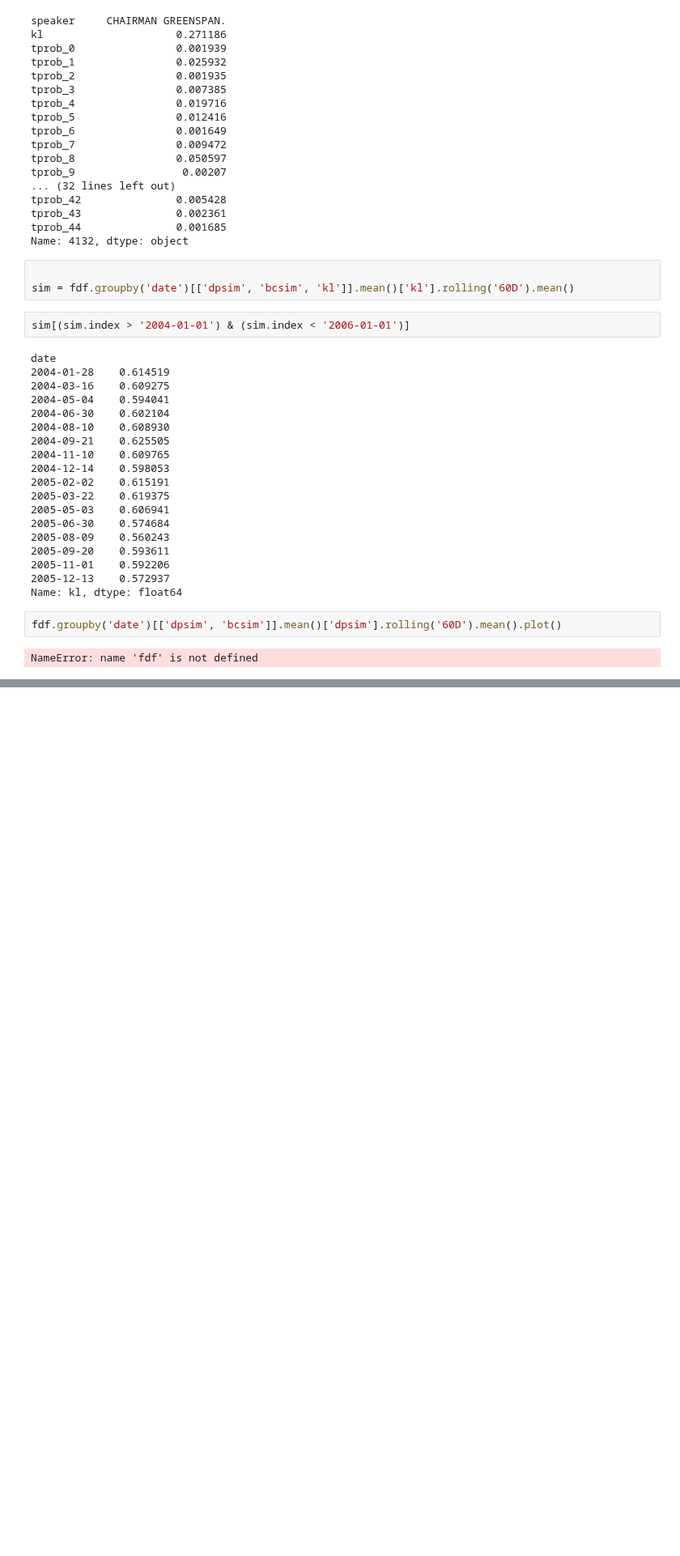
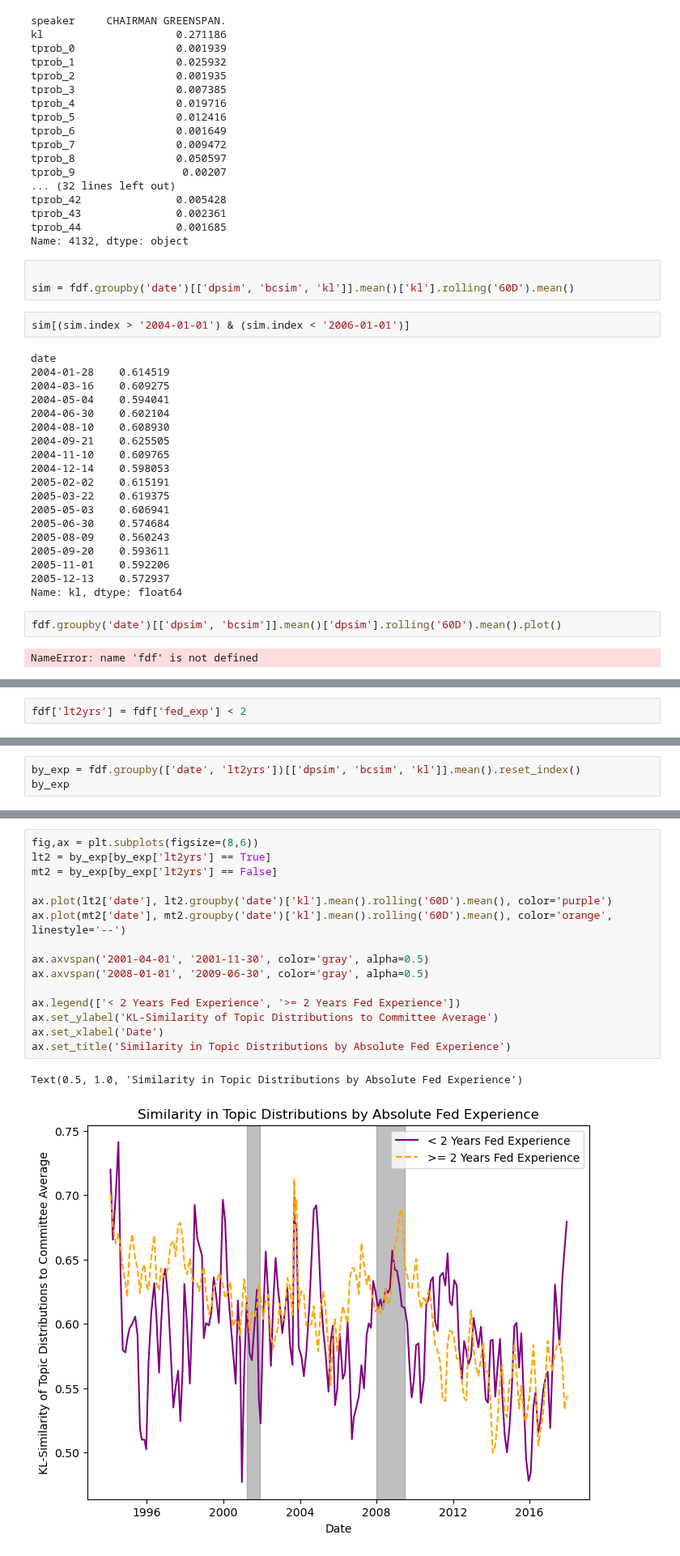
Before and after one commit to bendurham441/fed-nlp, a Jupyter notebook: conformity.ipynb, the cells around one changed output, grey strips where cells are left out. Shown at 81% size. Drawn from its saved outputs; the diff is of its cells as text; blank space fills up the shorter version.

```diff
--- a/conformity.ipynb
+++ b/conformity.ipynb
@@ -134,0 +150,2 @@ NameError: name 'fdf' is not defined
+# %%
+fdf['lt2yrs'] = fdf['fed_exp'] < 2
@@ -134,0 +159,3 @@ NameError: name 'fdf' is not defined
+# %%
+by_exp = fdf.groupby(['date', 'lt2yrs'])[['dpsim', 'bcsim', 'kl']].mean().reset_index()
+by_exp
@@ -134,0 +176,18 @@ NameError: name 'fdf' is not defined
+# %%
+fig,ax = plt.subplots(figsize=(8,6))
+lt2 = by_exp[by_exp['lt2yrs'] == True]
+mt2 = by_exp[by_exp['lt2yrs'] == False]
+
+ax.plot(lt2['date'], lt2.groupby('date')['kl'].mean().rolling('60D').mean(), color='purple')
+ax.plot(mt2['date'], mt2.groupby('date')['kl'].mean().rolling('60D').mean(), color='orange', linestyle='--')
+
+ax.axvspan('2001-04-01', '2001-11-30', color='gray', alpha=0.5)
+ax.axvspan('2008-01-01', '2009-06-30', color='gray', alpha=0.5)
+
+ax.legend(['< 2 Years Fed Experience', '>= 2 Years Fed Experience'])
+ax.set_ylabel('KL-Similarity of Topic Distributions to Committee Average')
+ax.set_xlabel('Date')
+ax.set_title('Similarity in Topic Distributions by Absolute Fed Experience')
+# %% [output]
+Text(0.5, 1.0, 'Similarity in Topic Distributions by Absolute Fed Experience')
+[figure, added]
```
Also changed, not shown: parts of 9 cells of this notebook, 2 other files.
